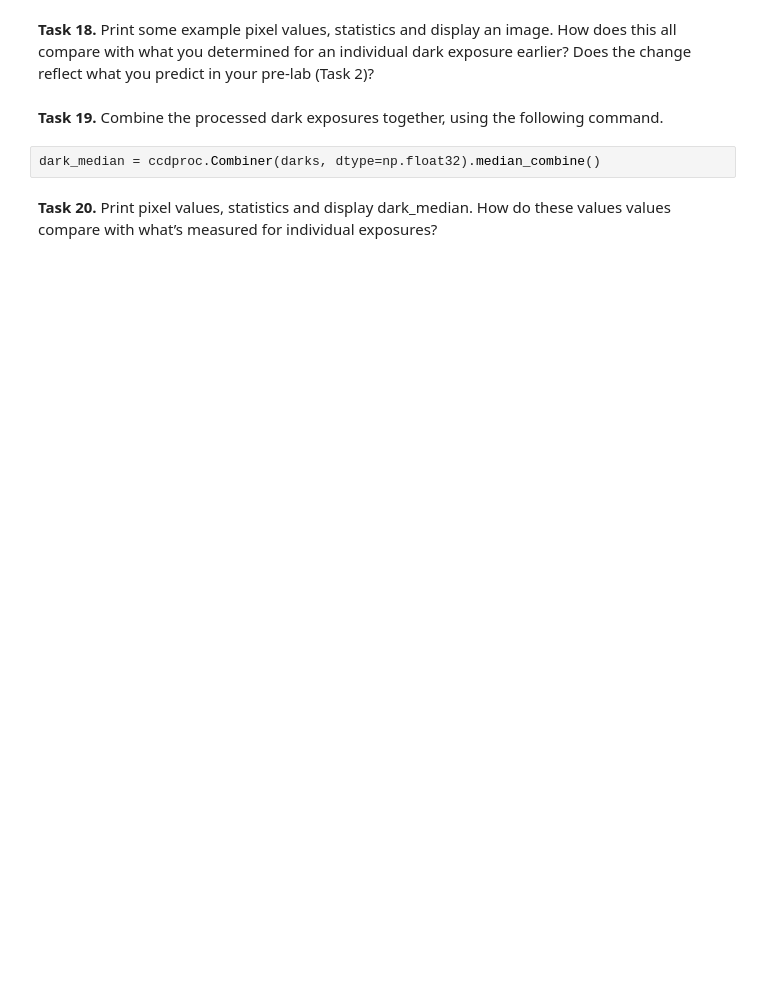
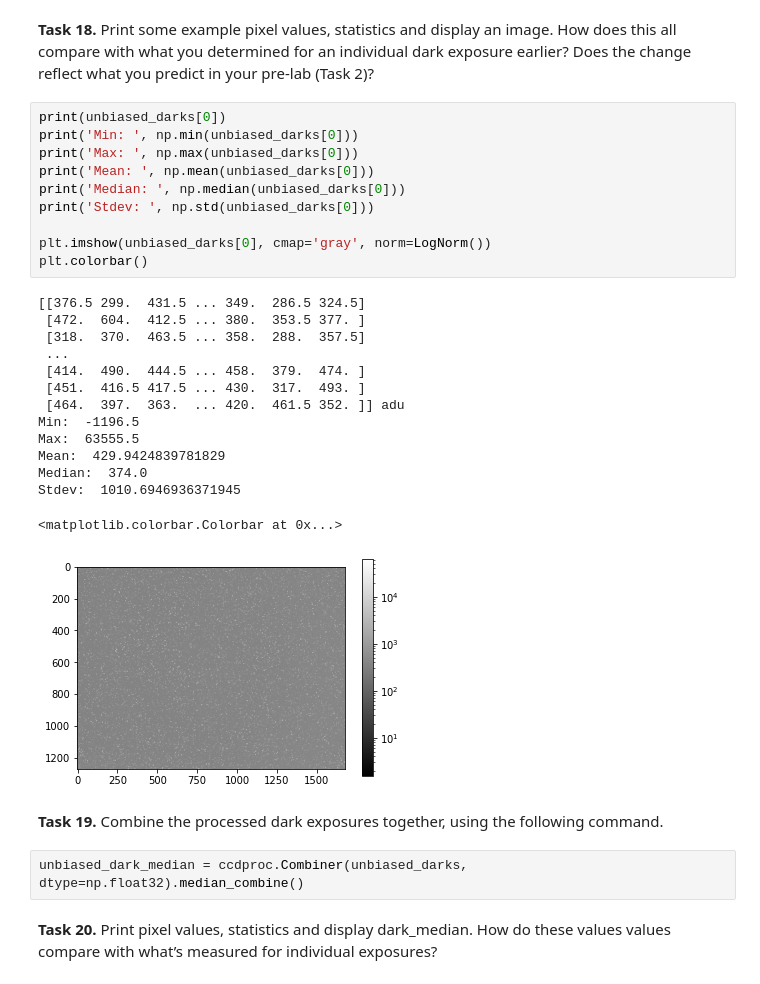
Before and after one commit to cedliang/ASP3231, a Jupyter notebook: Lab_2/ASP3231_Laboratory_2_2021_Basics_of_Reducing_CCD_Images.ipynb, the cells around one changed output. Drawn from its saved outputs; the diff is of its cells as text; blank space fills up the shorter version.

```diff
--- a/Lab_2/ASP3231_Laboratory_2_2021_Basics_of_Reducing_CCD_Images.ipynb
+++ b/Lab_2/ASP3231_Laboratory_2_2021_Basics_of_Reducing_CCD_Images.ipynb
@@ -284,8 +391,33 @@ for idx, thisimage in enumerate(darks):
 # %% [markdown]
 **Task 18.** Print some example pixel values, statistics and display an image. How does this all compare with what you determined for an individual dark exposure earlier? Does the change reflect what you predict in your pre-lab (Task 2)?
+# %%
+print(unbiased_darks[0])
+print('Min: ', np.min(unbiased_darks[0]))
+print('Max: ', np.max(unbiased_darks[0]))
+print('Mean: ', np.mean(unbiased_darks[0]))
+print('Median: ', np.median(unbiased_darks[0]))
+print('Stdev: ', np.std(unbiased_darks[0]))
+
+plt.imshow(unbiased_darks[0], cmap='gray', norm=LogNorm())
+plt.colorbar()
+# %% [output]
+[[376.5 299.  431.5 ... 349.  286.5 324.5]
+ [472.  604.  412.5 ... 380.  353.5 377. ]
+ [318.  370.  463.5 ... 358.  288.  357.5]
+ ...
+ [414.  490.  444.5 ... 458.  379.  474. ]
+ [451.  416.5 417.5 ... 430.  317.  493. ]
+ [464.  397.  363.  ... 420.  461.5 352. ]] adu
+Min:  -1196.5
+Max:  63555.5
+Mean:  429.9424839781829
+Median:  374.0
+Stdev:  1010.6946936371945
+<matplotlib.colorbar.Colorbar at 0x...>
+[figure, added]
 # %% [markdown]
 **Task 19.** Combine the processed dark exposures together, using the following command.
 # %%
-dark_median = ccdproc.Combiner(darks, dtype=np.float32).median_combine()
+unbiased_dark_median = ccdproc.Combiner(unbiased_darks, dtype=np.float32).median_combine()
 # %% [markdown]
 **Task 20.** Print pixel values, statistics and display dark_median. How do these values values compare with what’s measured for individual exposures?
```
Also changed, not shown: parts of 49 cells of this notebook, 14 other files.
